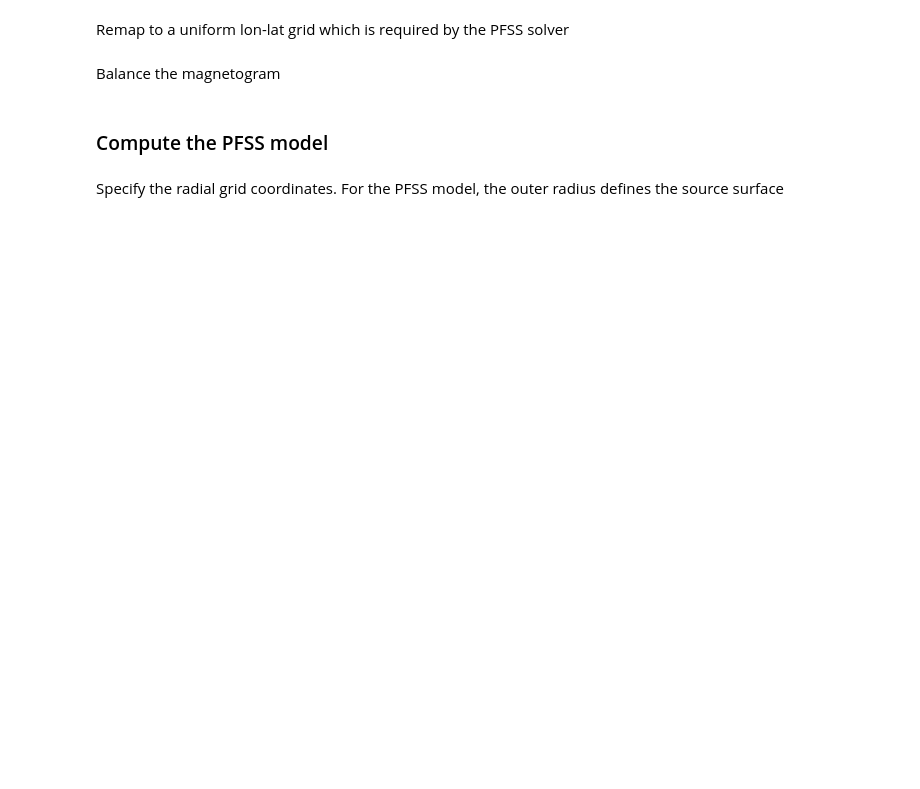
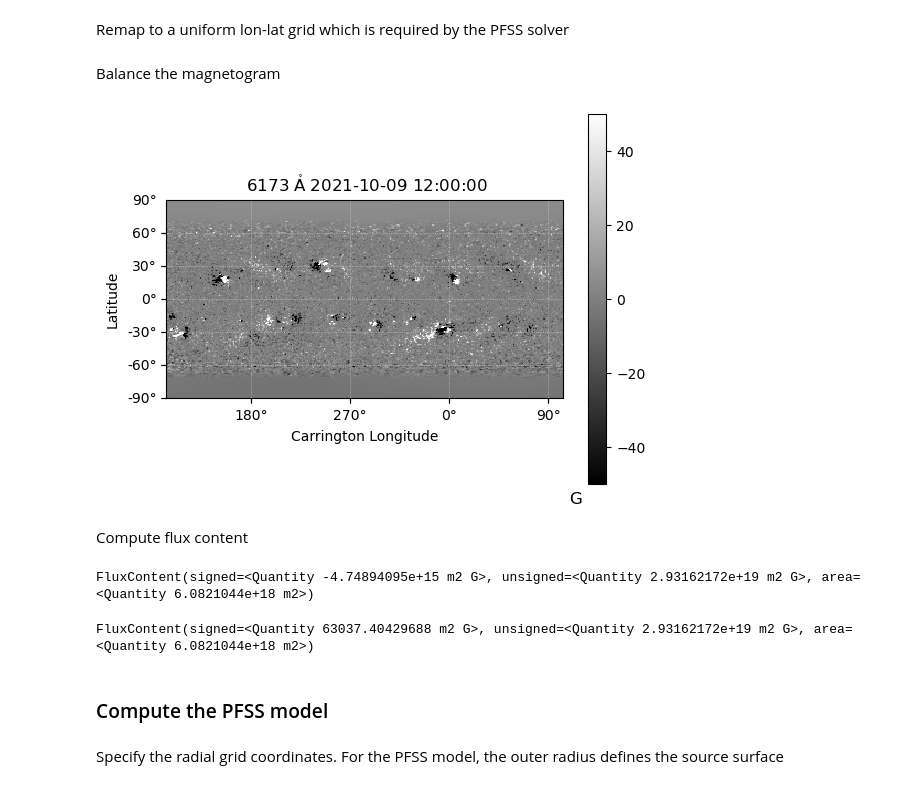
Before and after one commit to jpomoell/cider, a Jupyter notebook: notebooks/Basic PFSS example.ipynb, the cells around one changed output. Drawn from its saved outputs; the diff is of its cells as text; code cells hidden in the pictures; blank space fills up the shorter version.

```diff
--- a/notebooks/Basic PFSS example.ipynb
+++ b/notebooks/Basic PFSS example.ipynb
@@ -31,13 +34,18 @@ uniform_map \
                                                        deg_per_pixel=1.0,
                                                        frame=raw_magnetogram.coordinate_frame.name)
 # %%
-remapped_magnetogram = cider.utils.map.regrid_to_grid_of_map(raw_magnetogram, uniform_map)
+remapped_magnetogram = cider.magnetogram.regrid_to_grid_of_map(raw_magnetogram, uniform_map)
 # %% [markdown]
 Balance the magnetogram
 # %%
-balanced_magnetogram = cider.magnetogram.flux.Balance().multiplicative(remapped_magnetogram)
+balanced_magnetogram = cider.magnetogram.Balance.multiplicative(remapped_magnetogram)
 # %%
-balanced_magnetogram.peek(vmin=-50, vmax=50)
+balanced_magnetogram.peek(vmin=-50, vmax=50, norm=None)
+# %% [output]
+[figure, added]
+# %% [markdown]
+Compute flux content
 # %%
-print(cider.magnetogram.flux.Flux(remapped_magnetogram).signed)
-print(cider.magnetogram.flux.Flux(remapped_magnetogram).unsigned)
+cider.magnetogram.Flux.compute(remapped_magnetogram)
+# %% [output]
+FluxContent(signed=<Quantity -4.74894095e+15 m2 G>, unsigned=<Quantity 2.93162172e+19 m2 G>, area=<Quantity 6.0821044e+18 m2>)
@@ -47,3 +52,7 @@ print(cider.magnetogram.flux.Flux(balanced_magnetogram).unsigned)
+# %%
+cider.magnetogram.Flux.compute(balanced_magnetogram)
+# %% [output]
+FluxContent(signed=<Quantity 63037.40429688 m2 G>, unsigned=<Quantity 2.93162172e+19 m2 G>, area=<Quantity 6.0821044e+18 m2>)
 # %% [markdown]
 ### Compute the PFSS model
 # %%
```
Also changed, not shown: parts of 13 cells of this notebook, 20 other files.
